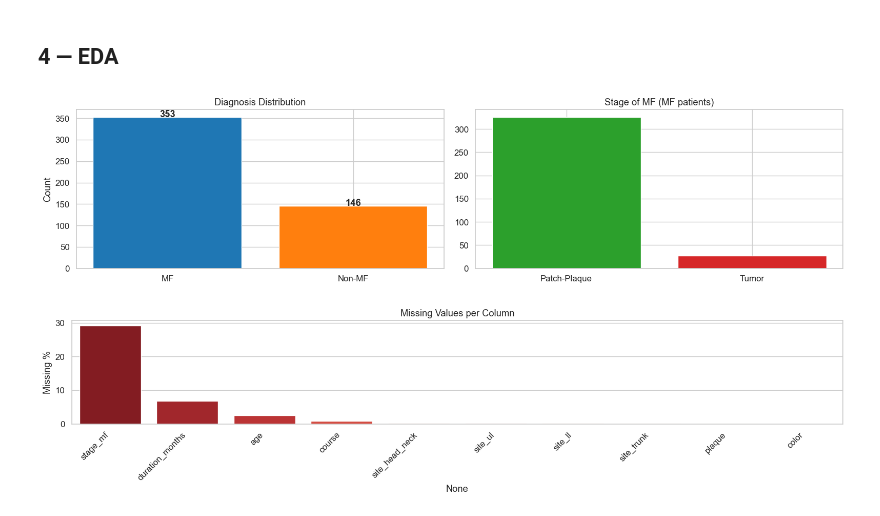
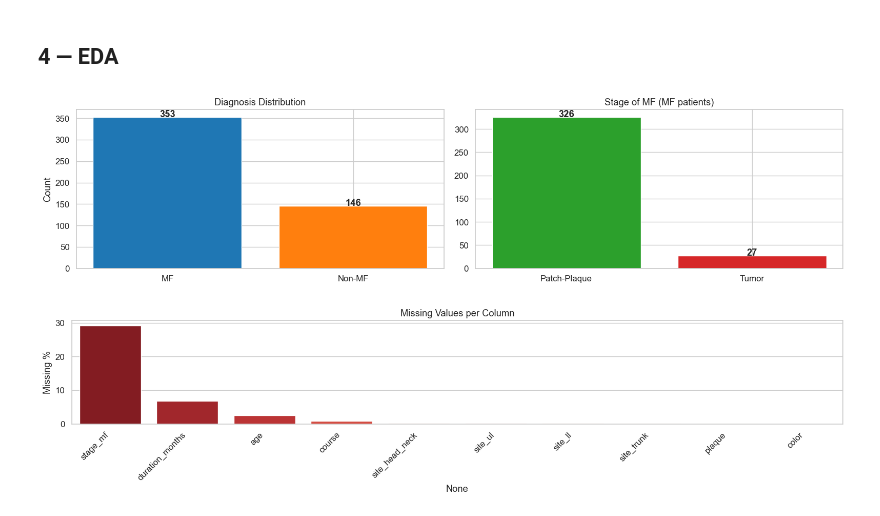
Before and after one commit to MoHazem02/Mycosis-Fungoides-Classifier, a Jupyter notebook: Clinical Notes Classifier/MF_Prediction selected features.ipynb, the cells around one changed output. Drawn from its saved outputs; the diff is of its cells as text; code cells hidden in the pictures.

```diff
--- a/Clinical Notes Classifier/MF_Prediction selected features.ipynb
+++ b/Clinical Notes Classifier/MF_Prediction selected features.ipynb
@@ -320,31 +321,33 @@ Name: count, dtype: int64
 # %%
 fig, axes = plt.subplots(1, 2, figsize=(16, 4))
 
 # Diagnosis distribution
 vc = df['diagnosis'].value_counts()
 axes[0].bar(vc.index, vc.values, color=COLORS[:len(vc)])
 axes[0].set_title('Diagnosis Distribution')
 axes[0].set_ylabel('Count')
 for i, (idx, v) in enumerate(vc.items()):
     axes[0].text(i, v + 0.5, str(v), ha='center', fontweight='bold')
 
 # Stage of MF (MF patients only)
 mf_df = df[df['diagnosis'] == 'MF']
 if 'stage_mf' in df.columns:
     vc2 = mf_df['stage_mf'].value_counts(dropna=False)
     axes[1].bar(vc2.index.astype(str), vc2.values, color=COLORS[2:2+len(vc2)])
     axes[1].set_title('Stage of MF (MF patients)')
+    for i, (idx, v) in enumerate(vc2.items()):
+        axes[1].text(i, v + 0.5, str(v), ha='center', fontweight='bold')
 
 # # Visit type
 # vc3 = df['visit_type'].value_counts(dropna=False)
 # axes[2].bar(vc3.index.astype(str), vc3.values, color=COLORS[4:4+len(vc3)])
 # axes[2].set_title('Visit Type Distribution')
 
 plt.tight_layout()
 plt.savefig('eda_distributions.png', dpi=150, bbox_inches='tight')
 plt.show()
 # %% [output]
-[figure, old version]
+[figure, new version]
 # %%
 # Missing value heatmap
 plt.figure(figsize=(16, 4))
```
Also changed, not shown: parts of 8 cells of this notebook, 16 other files.
